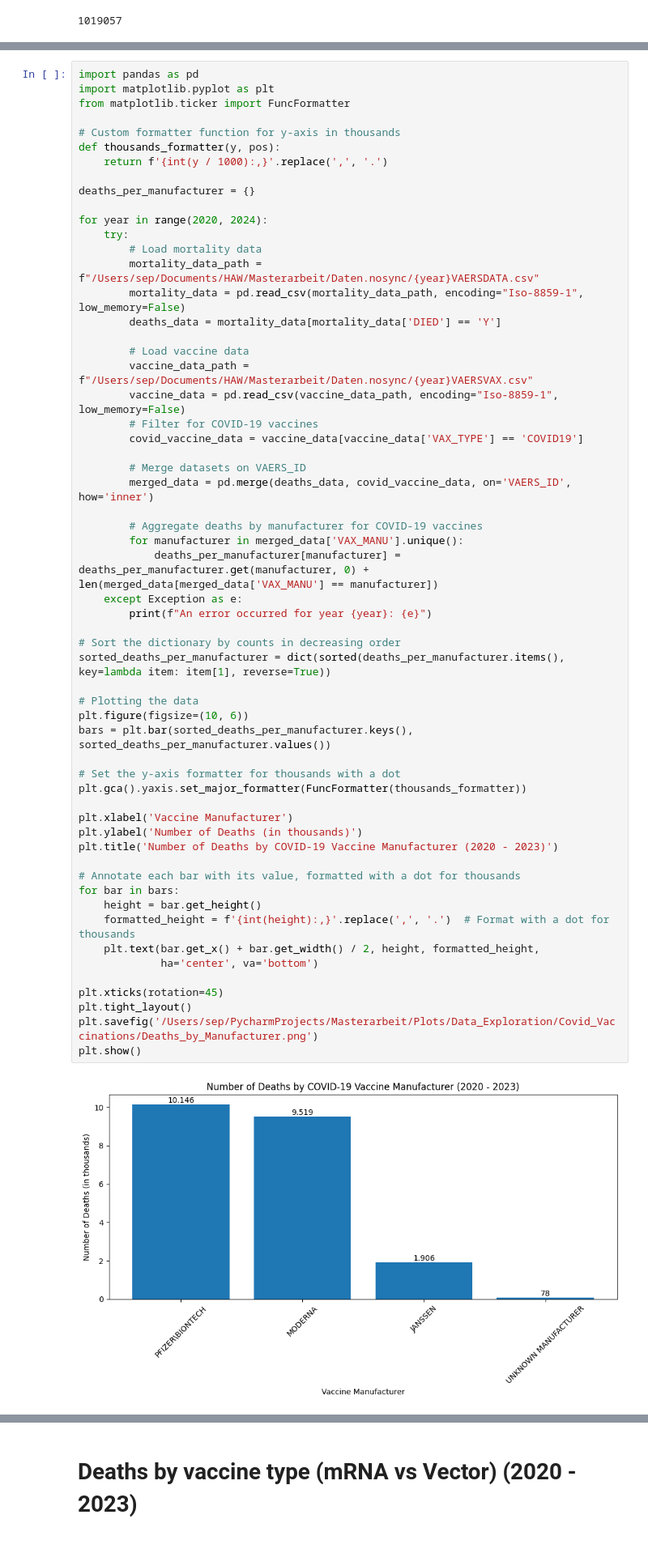
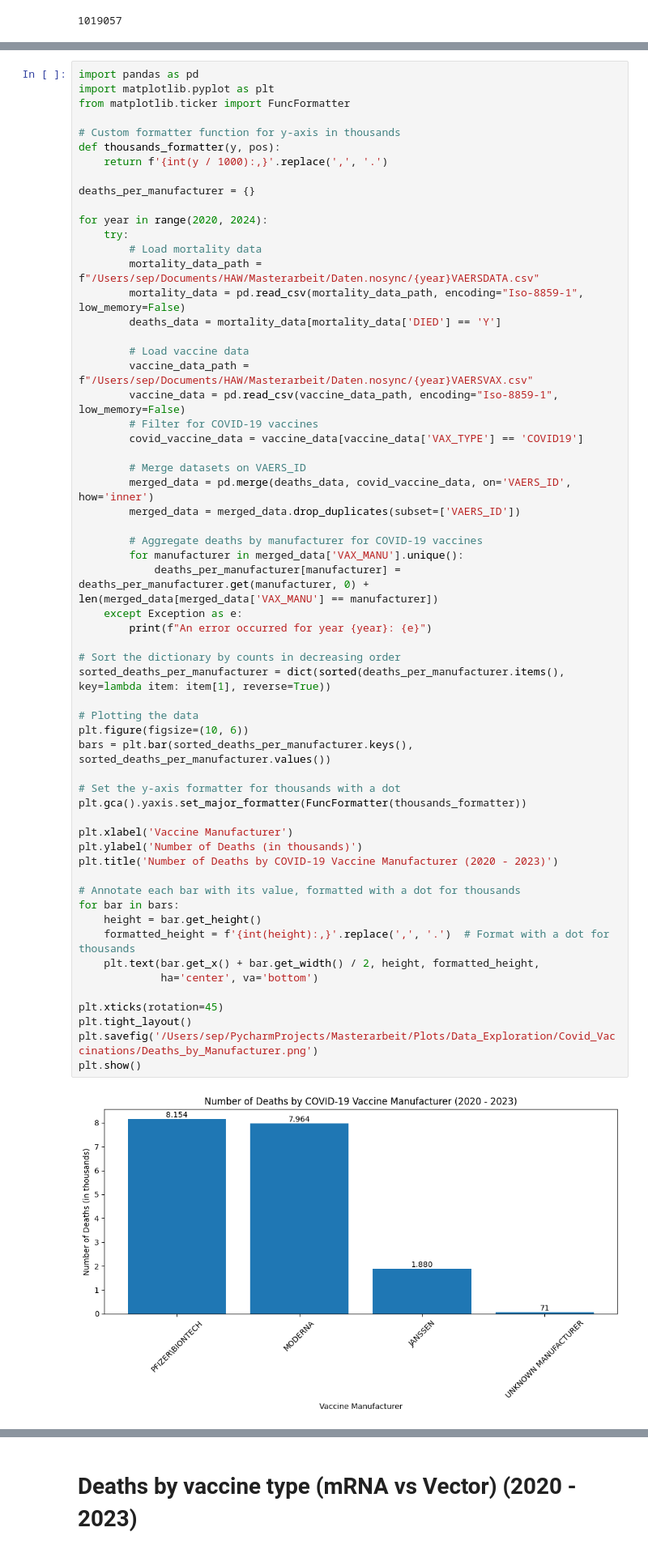
Before and after one commit to ZaNioxX/Masterarbeit, a Jupyter notebook: Data_Exploration/covid_vaccinations.ipynb, the cells around one changed output, grey strips where cells are left out. Shown at 81% size. Cells and saved outputs as stored; diff of their text form.

```diff
--- a/Data_Exploration/covid_vaccinations.ipynb
+++ b/Data_Exploration/covid_vaccinations.ipynb
@@ -125,40 +127,41 @@ for year in range(2020, 2024):
 
         # Merge datasets on VAERS_ID
         merged_data = pd.merge(deaths_data, covid_vaccine_data, on='VAERS_ID', how='inner')
+        merged_data = merged_data.drop_duplicates(subset=['VAERS_ID'])
 
         # Aggregate deaths by manufacturer for COVID-19 vaccines
         for manufacturer in merged_data['VAX_MANU'].unique():
             deaths_per_manufacturer[manufacturer] = deaths_per_manufacturer.get(manufacturer, 0) + len(merged_data[merged_data['VAX_MANU'] == manufacturer])
     except Exception as e:
         print(f"An error occurred for year {year}: {e}")
 
 # Sort the dictionary by counts in decreasing order
 sorted_deaths_per_manufacturer = dict(sorted(deaths_per_manufacturer.items(), key=lambda item: item[1], reverse=True))
 
 # Plotting the data
 plt.figure(figsize=(10, 6))
 bars = plt.bar(sorted_deaths_per_manufacturer.keys(), sorted_deaths_per_manufacturer.values())
 
 # Set the y-axis formatter for thousands with a dot
 plt.gca().yaxis.set_major_formatter(FuncFormatter(thousands_formatter))
 
 plt.xlabel('Vaccine Manufacturer')
 plt.ylabel('Number of Deaths (in thousands)')
 plt.title('Number of Deaths by COVID-19 Vaccine Manufacturer (2020 - 2023)')
 
 # Annotate each bar with its value, formatted with a dot for thousands
 for bar in bars:
     height = bar.get_height()
     formatted_height = f'{int(height):,}'.replace(',', '.')  # Format with a dot for thousands
     plt.text(bar.get_x() + bar.get_width() / 2, height, formatted_height,
              ha='center', va='bottom')
 
 plt.xticks(rotation=45)
 plt.tight_layout()
 plt.savefig('/Users/sep/PycharmProjects/Masterarbeit/Plots/Data_Exploration/Covid_Vaccinations/Deaths_by_Manufacturer.png')
 plt.show()
 # %% [output]
-[figure, old version]
+[figure, new version]
 # %%
 import pandas as pd
 import matplotlib.pyplot as plt
```
Also changed, not shown: parts of 9 cells of this notebook, 10 other files.
